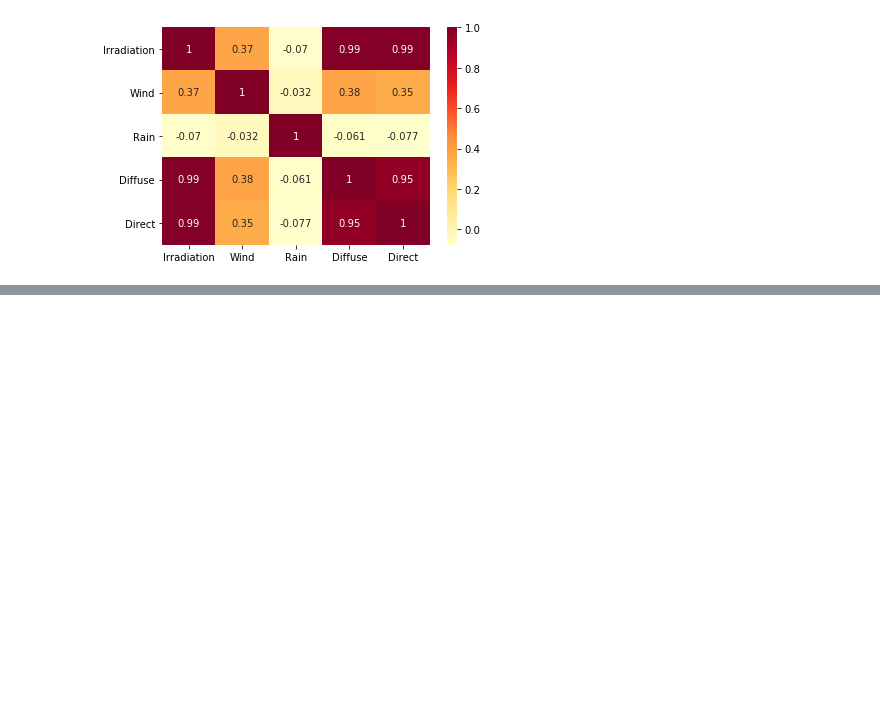
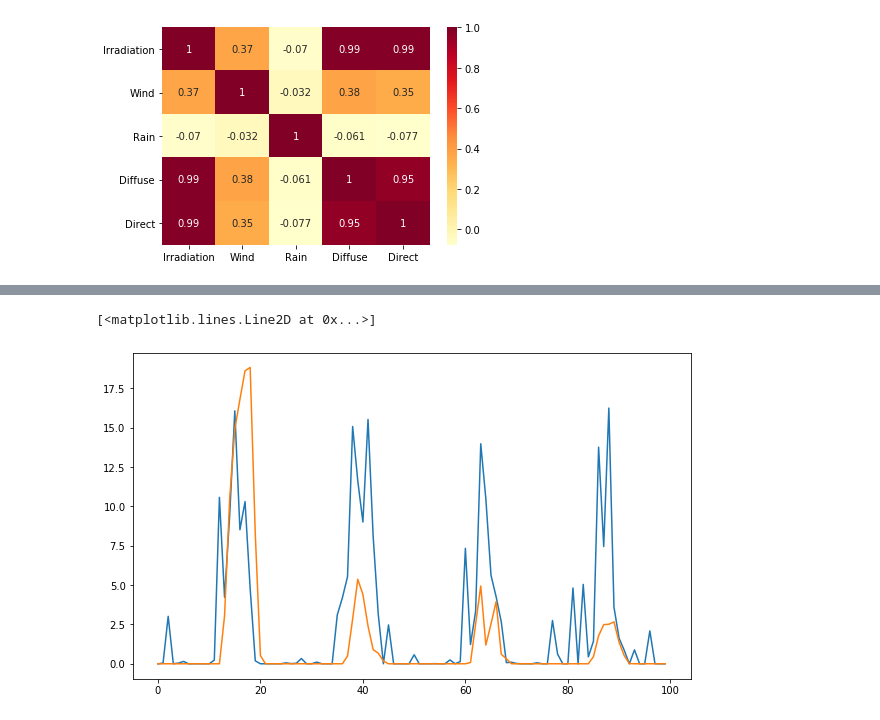
Before and after one commit to HusainKapadia/Energy-Poverty-JRC, a Jupyter notebook: main2.ipynb, the cells around one changed output, grey strips where cells are left out. Cells and saved outputs as stored; diff of their text form; code cells hidden in the pictures; blank space fills up the shorter version.

Commit message:
Update on model

```diff
--- a/main2.ipynb
+++ b/main2.ipynb
@@ -198,0 +117,8 @@ y_test = y[:-test_len]
+# %%
+from sklearn.model_selection import train_test_split
+from xgboost import XGBRegressor
+
+xtrain, xtest, ytrain, ytest = train_test_split(X, y, shuffle=False)
+xgb = XGBRegressor(max_depth=25, n_estimators=500, n_jobs=8)
+# %%
+xgb.fit(xtrain, ytrain)
@@ -198,0 +133,9 @@ y_test = y[:-test_len]
+# %%
+import matplotlib.pyplot as plt
+plt.figure(figsize=(10, 6))
+pred = xgb.predict(xtest)
+plt.plot(pred[-100:])
+plt.plot(ytest[-100:])
+# %% [output]
+[<matplotlib.lines.Line2D at 0x...>]
+[figure, added]
```
Also changed, not shown: parts of 19 cells of this notebook.
